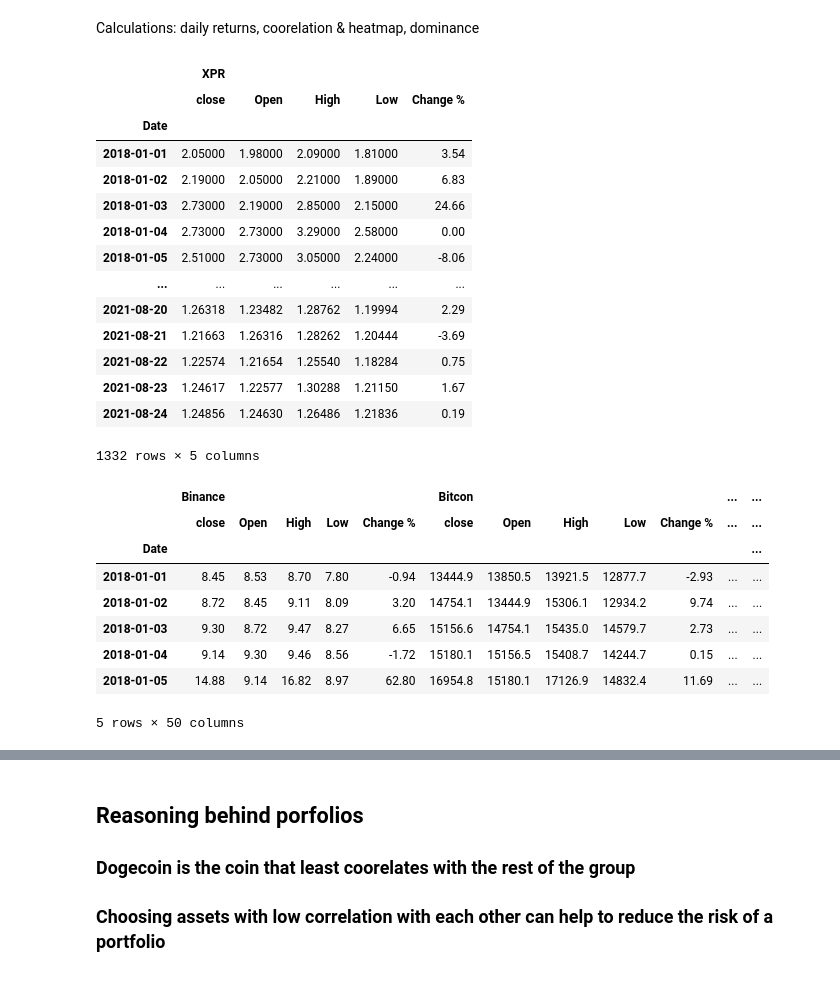
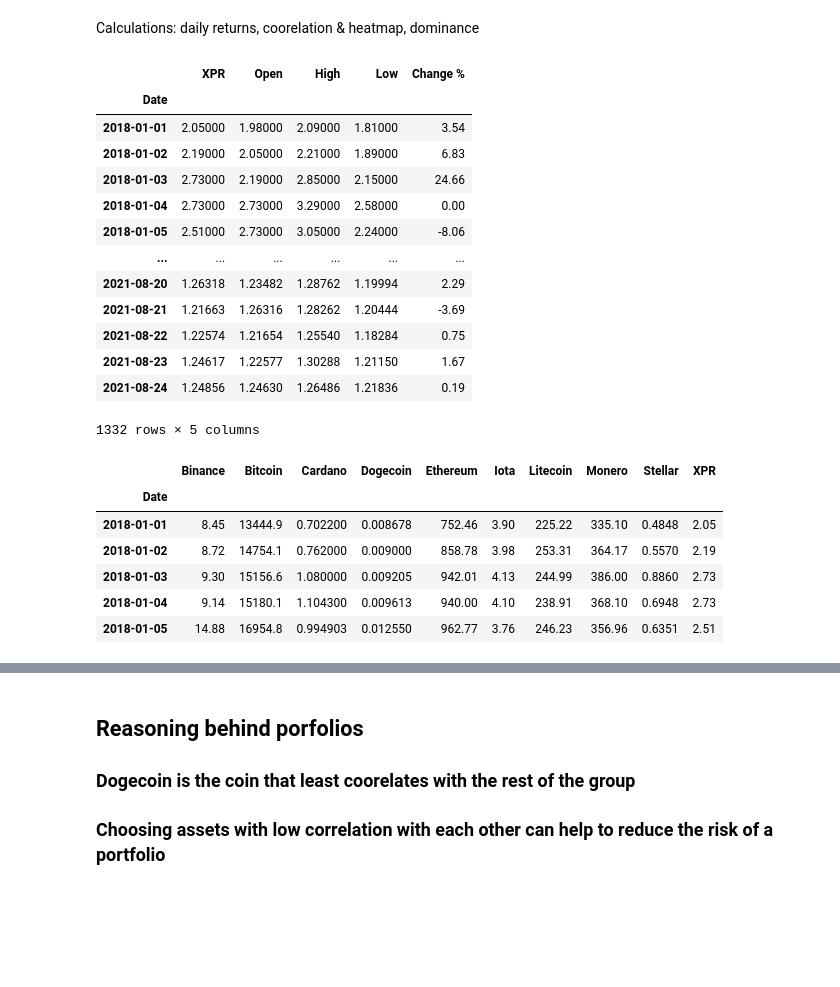
Before and after one commit to kraftedpunk/Fintech-project-1, a Jupyter notebook: Brainstorming012522.ipynb, the cells around one changed output, grey strips where cells are left out. Saved outputs shown, nothing was run; the diff lists cells and outputs as text; code cells hidden in the pictures; blank space fills up the shorter version.

```diff
--- a/Brainstorming012522.ipynb
+++ b/Brainstorming012522.ipynb
@@ -41,84 +41,83 @@ from MCForecastTools import MCSimulation
 binance_data = Path("crypto_dataset/Binance_Coin.csv")
 binance = pd.read_csv(binance_data, index_col="Date", infer_datetime_format=True, parse_dates=True)
 binance.drop(columns=['SNo', "Vol." ],inplace=True)
-binance.rename(columns = {'Price':'close'}, inplace = True)
+binance.rename(columns = {'Price':'Binance'}, inplace = True)
 binance.sort_values('Date', ascending=True).dropna()
-binance.columns = pd.MultiIndex.from_product([['Binance'], binance.columns])
+#binance.columns = pd.MultiIndex.from_product([['Binance'], binance.columns])
 
 
 bitcoin_data = Path("crypto_dataset/Bitcoin.csv")
 bitcoin = pd.read_csv(bitcoin_data, index_col="Date", infer_datetime_format=True, parse_dates=True)
 bitcoin.drop(columns=['SNo', "Vol." ],inplace=True)
-bitcoin.rename(columns = {'Price':'close'}, inplace = True)
+bitcoin.rename(columns = {'Price':'Bitcoin'}, inplace = True)
 bitcoin.sort_values('Date', ascending=True).dropna()
-bitcoin.columns = pd.MultiIndex.from_product([['Bitcon'], bitcoin.columns])
+#bitcoin.columns = pd.MultiIndex.from_product([['Bitcon'], bitcoin.columns])
 
 
 cardano_data = Path("crypto_dataset/Cardano.csv")
 cardano = pd.read_csv(cardano_data, index_col="Date", infer_datetime_format=True, parse_dates=True)
 cardano.drop(columns=['SNo', "Vol." ],inplace=True)
-cardano.rename(columns = {'Price':'close'}, inplace = True)
+cardano.rename(columns = {'Price':'Cardano'}, inplace = True)
 cardano.sort_values('Date', ascending=True).dropna()
-cardano.columns = pd.MultiIndex.from_product([['Cardano'], cardano.columns])
+#cardano.columns = pd.MultiIndex.from_product([['Cardano'], cardano.columns])
 
 dogecoin_data = Path("crypto_dataset/dogecoin.csv")
 dogecoin = pd.read_csv(dogecoin_data, index_col="Date", infer_datetime_format=True, parse_dates=True)
 dogecoin.drop(columns=['SNo', "Vol." ],inplace=True)
-dogecoin.rename(columns = {'Price':'close'}, inplace = True)
+dogecoin.rename(columns = {'Price':'Dogecoin'}, inplace = True)
 dogecoin.sort_values('Date', ascending=True).dropna()
-dogecoin.columns = pd.MultiIndex.from_product([['Dogecoin'], dogecoin.columns])
+#dogecoin.columns = pd.MultiIndex.from_product([['Dogecoin'], dogecoin.columns])
 
 
 ethereum_data = Path("crypto_dataset/ethereum.csv")
 ethereum = pd.read_csv(ethereum_data, index_col="Date", infer_datetime_format=True, parse_dates=True)
 ethereum.drop(columns=['SNo', "Vol." ],inplace=True)
-ethereum.rename(columns = {'Price':'close'}, inplace = True)
+ethereum.rename(columns = {'Price':'Ethereum'}, inplace = True)
 ethereum.sort_values('Date', ascending=True).dropna()
-ethereum.columns = pd.MultiIndex.from_product([['Ethereum'], ethereum.columns])
+#ethereum.columns = pd.MultiIndex.from_product([['Ethereum'], ethereum.columns])
 
 
 iota_data = Path("crypto_dataset/iota.csv")
 iota = pd.read_csv(iota_data, index_col="Date", infer_datetime_format=True, parse_dates=True)
 iota.drop(columns=['SNo', "Vol." ],inplace=True)
-iota.rename(columns = {'Price':'close'}, inplace = True)
+iota.rename(columns = {'Price':'Iota'}, inplace = True)
 iota.sort_values('Date', ascending=True).dropna()
-iota.columns = pd.MultiIndex.from_product([['Iota'], iota.columns])
+#iota.columns = pd.MultiIndex.from_product([['Iota'], iota.columns])
 
 
 litecoin_data = Path("crypto_dataset/litecoin.csv")
 litecoin = pd.read_csv(litecoin_data, index_col="Date", infer_datetime_format=True, parse_dates=True)
 litecoin.drop(columns=['SNo', "Vol." ],inplace=True)
-litecoin.rename(columns = {'Price':'close'}, inplace = True)
+litecoin.rename(columns = {'Price':'Litecoin'}, inplace = True)
 litecoin.sort_values('Date', ascending=True).dropna()
-litecoin.columns = pd.MultiIndex.from_product([['Litecoin'], litecoin.columns])
+#litecoin.columns = pd.MultiIndex.from_product([['Litecoin'], litecoin.columns])
 
 monero_data = Path("crypto_dataset/monero.csv")
 monero = pd.read_csv(monero_data, index_col="Date", infer_datetime_format=True, parse_dates=True)
 monero.drop(columns=['SNo', "Vol." ],inplace=True)
-monero.rename(columns = {'Price':'close'}, inplace = True)
+monero.rename(columns = {'Price':'Monero'}, inplace = True)
 monero.sort_values('Date', ascending=True).dropna()
-monero.columns = pd.MultiIndex.from_product([['Monero'], monero.columns])
+#monero.columns = pd.MultiIndex.from_product([['Monero'], monero.columns])
 
 stellar_data = Path("crypto_dataset/stellar.csv")
 stellar = pd.read_csv(stellar_data, infer_datetime_format=True, parse_dates=True,index_col="Date")
 stellar.drop(columns=['SNo', "Vol." ],inplace=True)
-stellar.rename(columns = {'Price':'close'}, inplace = True)
+stellar.rename(columns = {'Price':'Stellar'}, inplace = True)
 stellar = stellar.sort_values('Date', ascending=True).dropna()
-stellar.columns = pd.MultiIndex.from_product([['Stellar'], stellar.columns])
+#stellar.columns = pd.MultiIndex.from_product([['Stellar'], stellar.columns])
 
 
 
 xpr_data = Path("crypto_dataset/XPR.csv")
 xpr = pd.read_csv(xpr_data, infer_datetime_format=True, parse_dates=True,index_col="Date")
 xpr.drop(columns=['SNo', "Vol." ],inplace=True)
-xpr.rename(columns = {'Price':'close'}, inplace = True)
+xpr.rename(columns = {'Price':'XPR'}, inplace = True)
 xpr = xpr.sort_values('Date', ascending=True).dropna()
-xpr.columns = pd.MultiIndex.from_product([['XPR'], xpr.columns])
+#xpr.columns = pd.MultiIndex.from_product([['XPR'], xpr.columns])
 
 xpr
 # %% [output]
-|  | XPR |  |  |  |  |
-|  | close | Open | High | Low | Change % |
+|  | XPR | Open | High | Low | Change % |
 | Date |  |  |  |  |  |
 | 2018-01-01 | 2.05000 | 1.98000 | 2.09000 | 1.81000 | 3.54 |
 | 2018-01-02 | 2.19000 | 2.05000 | 2.21000 | 1.89000 | 6.83 |
@@ -135,24 +134,22 @@ xpr
 # %%
 #Concat all coin prices into one data frame
 #
-# combined_df = pd.concat([binance, bitcoin,cardano,dogecoin,ethereum,iota,litecoin,monero,stellar,xpr],
-#              axis="columns", join="inner")
-# combined_df.head()
+combined_df = pd.concat([binance, bitcoin,cardano,dogecoin,ethereum,iota,litecoin,monero,stellar,xpr],
+              axis="columns", join="inner")
+combined_df.head()
 
-# prices_df= combined_df[['Binance Price','Bitcoin Price','Stellar Price', 'XPR Price','Iota Price', 'Monero Price','Cardano Price', 'Dogecoin Price','Ethereum Price','Litecoin Price' ]]
-# prices_df.head()
+prices_df= combined_df[['Binance','Bitcoin','Cardano','Dogecoin','Ethereum','Iota','Litecoin','Monero','Stellar', 'XPR' ]]
+prices_df.head()
 
-joined_data = pd.concat([binance,bitcoin,cardano,dogecoin,ethereum,iota,litecoin,monero,stellar, xpr],
-             axis="columns", join="inner")
+#joined_data = pd.concat([binance,bitcoin,cardano,dogecoin,ethereum,iota,litecoin,monero,stellar, xpr],
+#             axis="columns", join="inner")
 
-joined_data.head()
+#joined_data.head()
 # %% [output]
-|  | Binance |  |  |  |  | Bitcon |  |  |  |  | ... | ... |
-|  | close | Open | High | Low | Change % | close | Open | High | Low | Change % | ... | ... |
-| Date |  |  |  |  |  |  |  |  |  |  |  | ... |
-| 2018-01-01 | 8.45 | 8.53 | 8.70 | 7.80 | -0.94 | 13444.9 | 13850.5 | 13921.5 | 12877.7 | -2.93 | ... | ... |
-| 2018-01-02 | 8.72 | 8.45 | 9.11 | 8.09 | 3.20 | 14754.1 | 13444.9 | 15306.1 | 12934.2 | 9.74 | ... | ... |
-| 2018-01-03 | 9.30 | 8.72 | 9.47 | 8.27 | 6.65 | 15156.6 | 14754.1 | 15435.0 | 14579.7 | 2.73 | ... | ... |
-| 2018-01-04 | 9.14 | 9.30 | 9.46 | 8.56 | -1.72 | 15180.1 | 15156.5 | 15408.7 | 14244.7 | 0.15 | ... | ... |
-| 2018-01-05 | 14.88 | 9.14 | 16.82 | 8.97 | 62.80 | 16954.8 | 15180.1 | 17126.9 | 14832.4 | 11.69 | ... | ... |
+|  | Binance | Bitcoin | Cardano | Dogecoin | Ethereum | Iota | Litecoin | Monero | Stellar | XPR |
+| Date |  |  |  |  |  |  |  |  |  |  |
+| 2018-01-01 | 8.45 | 13444.9 | 0.702200 | 0.008678 | 752.46 | 3.90 | 225.22 | 335.10 | 0.4848 | 2.05 |
+| 2018-01-02 | 8.72 | 14754.1 | 0.762000 | 0.009000 | 858.78 | 3.98 | 253.31 | 364.17 | 0.5570 | 2.19 |
+| 2018-01-03 | 9.30 | 15156.6 | 1.080000 | 0.009205 | 942.01 | 4.13 | 244.99 | 386.00 | 0.8860 | 2.73 |
+| 2018-01-04 | 9.14 | 15180.1 | 1.104300 | 0.009613 | 940.00 | 4.10 | 238.91 | 368.10 | 0.6948 | 2.73 |
+| 2018-01-05 | 14.88 | 16954.8 | 0.994903 | 0.012550 | 962.77 | 3.76 | 246.23 | 356.96 | 0.6351 | 2.51 |
-5 rows × 50 columns
```
Also changed, not shown: parts of 19 cells of this notebook, 1 other file.
